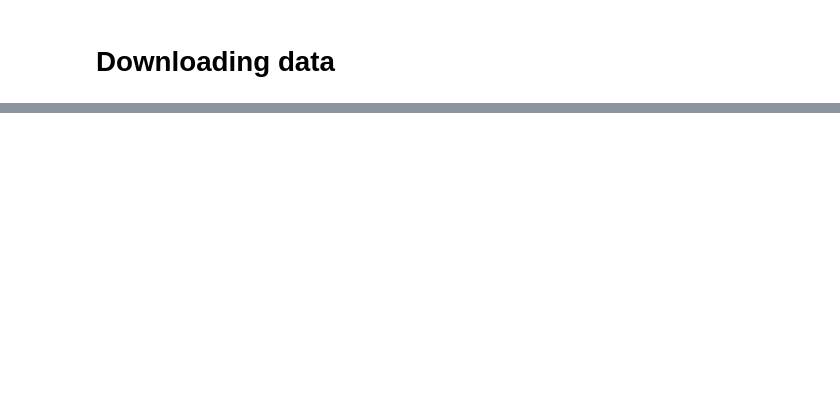
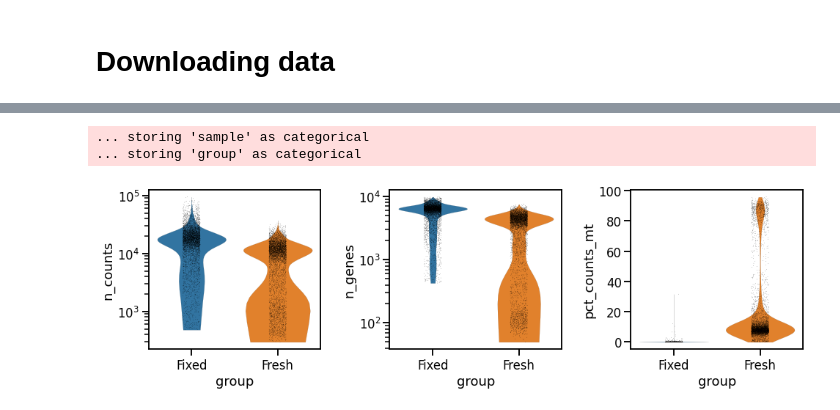
Before and after one commit to afvallejo/snPATHOSeq, a Jupyter notebook: FRP_validation_using_LnCaP.ipynb, the cells around one changed output, grey strips where cells are left out. Drawn from its saved outputs; the diff is of its cells as text; code cells hidden in the pictures; blank space fills up the shorter version.

```diff
--- a/FRP_validation_using_LnCaP.ipynb
+++ b/FRP_validation_using_LnCaP.ipynb
@@ -125,0 +123,14 @@ wget -v -O myfile.tgz -L https://ibm.box.com/shared/static/xxxxx.tgz
+# %%
+sb.set_context('talk')
+pl.rcParams['lines.linewidth'] = 0.1
+import matplotlib.pyplot as plt
+
+fig, (ax1, ax2, ax3) = plt.subplots(1, 3, figsize=(16,4), gridspec_kw={'wspace':0.4})
+
+ax1_dict = sc.pl.violin(adata, 'n_counts', groupby='group', size=0.5, log=True, cut=0, ax=ax1, show=False)
+ax2_dict =  sc.pl.violin(adata, 'n_genes', groupby='group', size=0.5, log=True, cut=0, ax=ax2, show=False)
+ax3_dict = sc.pl.violin(adata, 'pct_counts_mt', groupby='group',size=0.5, ax=ax3, show=False,)
+# %% [output]
+... storing 'sample' as categorical
+... storing 'group' as categorical
+[figure, added]
```
Also changed, not shown: parts of 31 cells of this notebook.
